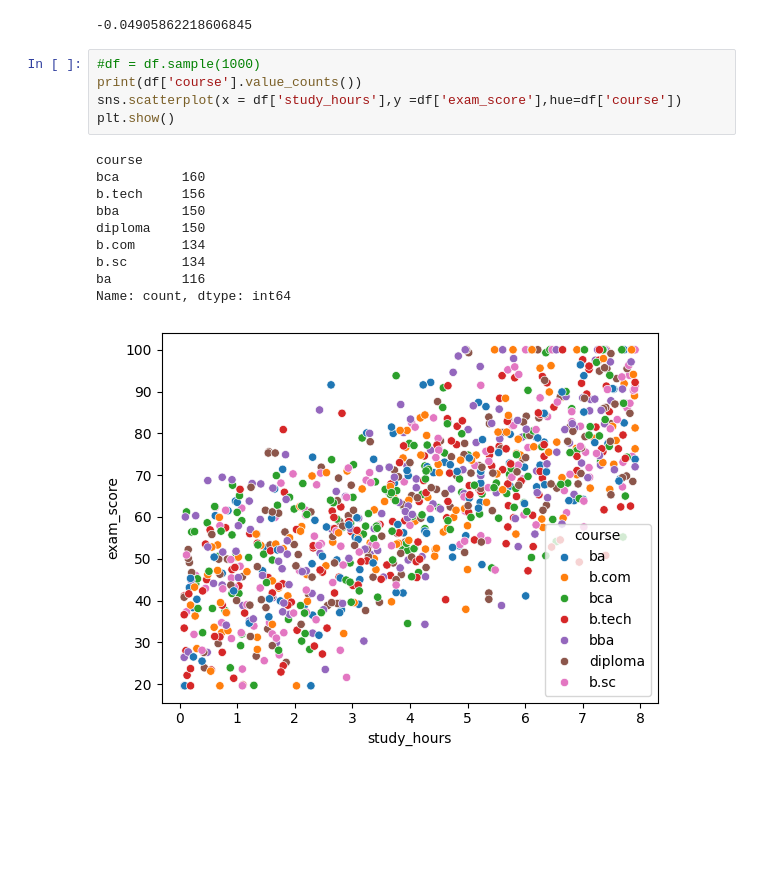
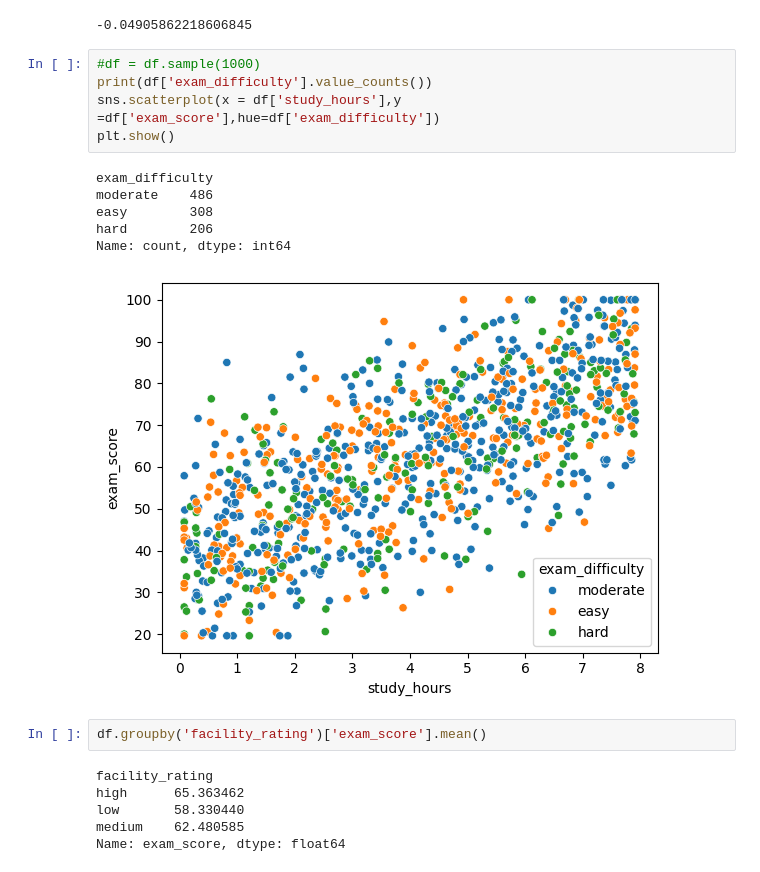
Before and after one commit to Saumik-Yadav/student-exam-score-predictor, a Jupyter notebook: Student_Score_prediction.ipynb, the cells around one changed output. Cells and saved outputs as stored; diff of their text form; blank space fills up the shorter version.

```diff
--- a/Student_Score_prediction.ipynb
+++ b/Student_Score_prediction.ipynb
@@ -62,17 +62,21 @@ print(df['exam_score'].skew())
 -0.04905862218606845
 # %%
 #df = df.sample(1000)
-print(df['course'].value_counts())
-sns.scatterplot(x = df['study_hours'],y =df['exam_score'],hue=df['course'])
+print(df['exam_difficulty'].value_counts())
+sns.scatterplot(x = df['study_hours'],y =df['exam_score'],hue=df['exam_difficulty'])
 plt.show()
 # %% [output]
-course
-bca        160
-b.tech     156
-bba        150
-diploma    150
-b.com      134
-b.sc       134
-ba         116
+exam_difficulty
+moderate    486
+easy        308
+hard        206
 Name: count, dtype: int64
-[figure, old version]
+[figure, new version]
+# %%
+df.groupby('facility_rating')['exam_score'].mean()
+# %% [output]
+facility_rating
+high      65.363462
+low       58.330440
+medium    62.480585
+Name: exam_score, dtype: float64
```
Also changed, not shown: parts of 6 cells of this notebook.
